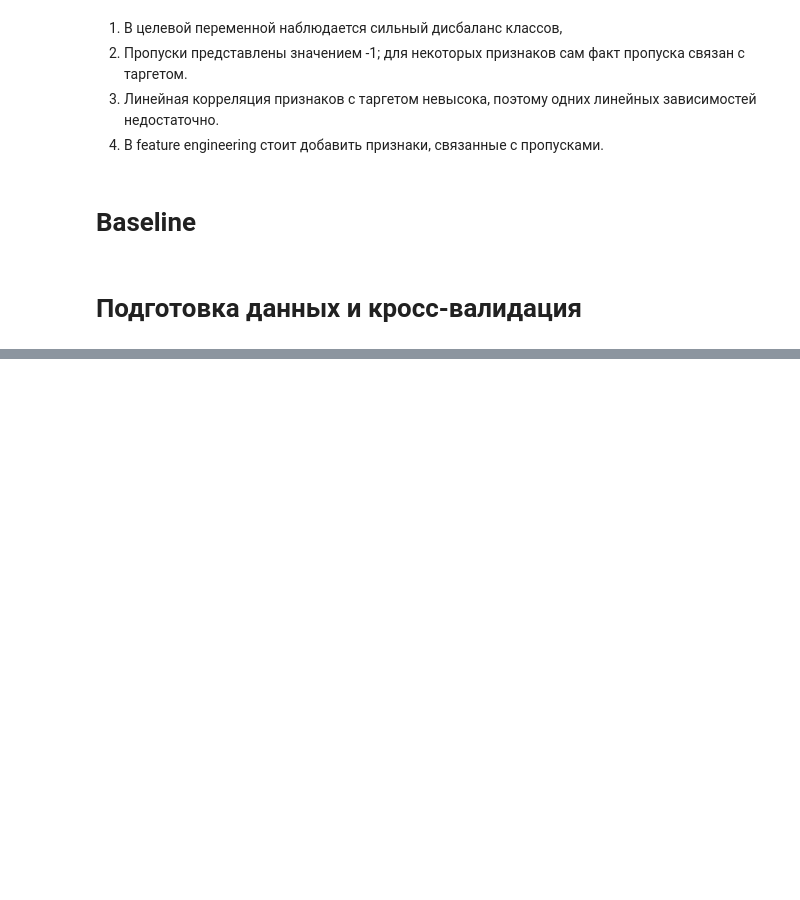
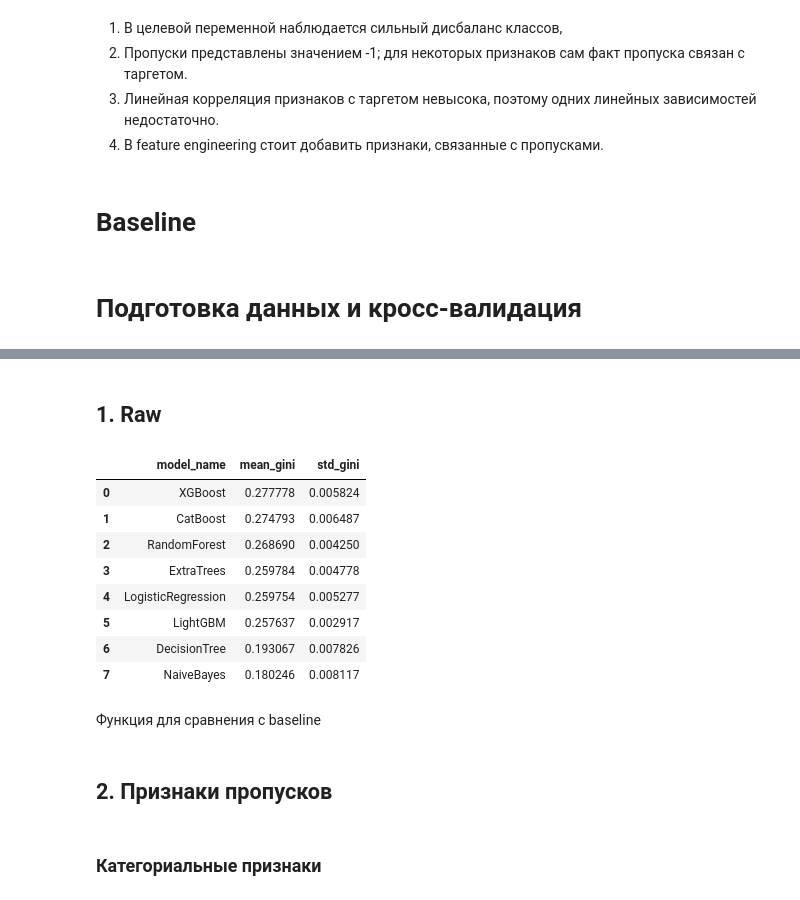
Before and after one commit to TMLechik/applied-ml-projects, a Jupyter notebook: research.ipynb, the cells around one changed output, grey strips where cells are left out. Saved outputs shown, nothing was run; the diff lists cells and outputs as text; code cells hidden in the pictures; blank space fills up the shorter version.

```diff
--- a/research.ipynb
+++ b/research.ipynb
@@ -632,0 +729,14 @@ missing_indicator_features = [
+# %% [markdown]
+## 1. Raw
+# %%
+display(baseline_results)
+# %% [output]
+|  | model_name | mean_gini | std_gini |
+| 0 | XGBoost | 0.277778 | 0.005824 |
+| 1 | CatBoost | 0.274793 | 0.006487 |
+| 2 | RandomForest | 0.268690 | 0.004250 |
+| 3 | ExtraTrees | 0.259784 | 0.004778 |
+| 4 | LogisticRegression | 0.259754 | 0.005277 |
+| 5 | LightGBM | 0.257637 | 0.002917 |
+| 6 | DecisionTree | 0.193067 | 0.007826 |
+| 7 | NaiveBayes | 0.180246 | 0.008117 |
@@ -632,0 +772,2 @@ missing_indicator_features = [
+# %% [markdown]
+Функция для сравнения с baseline
@@ -632,0 +797,4 @@ missing_indicator_features = [
+# %% [markdown]
+## 2. Признаки пропусков
+# %% [markdown]
+### Категориальные признаки
```
Also changed, not shown: parts of 157 cells of this notebook, 3 other files.
